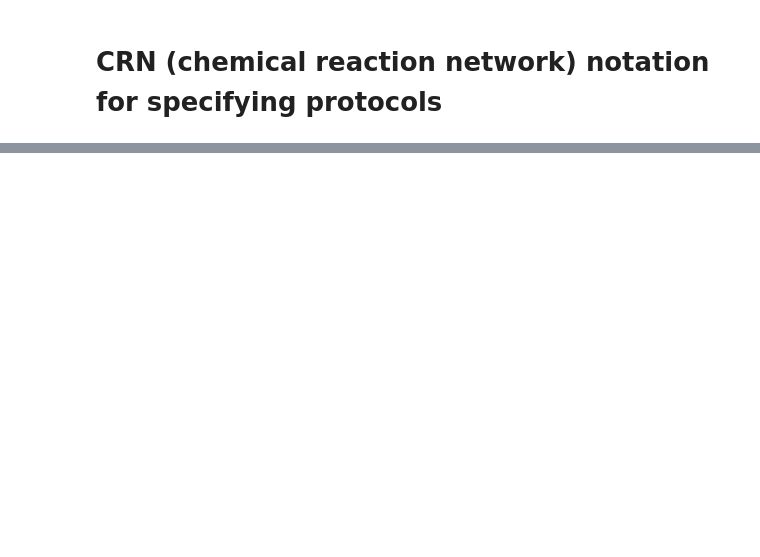
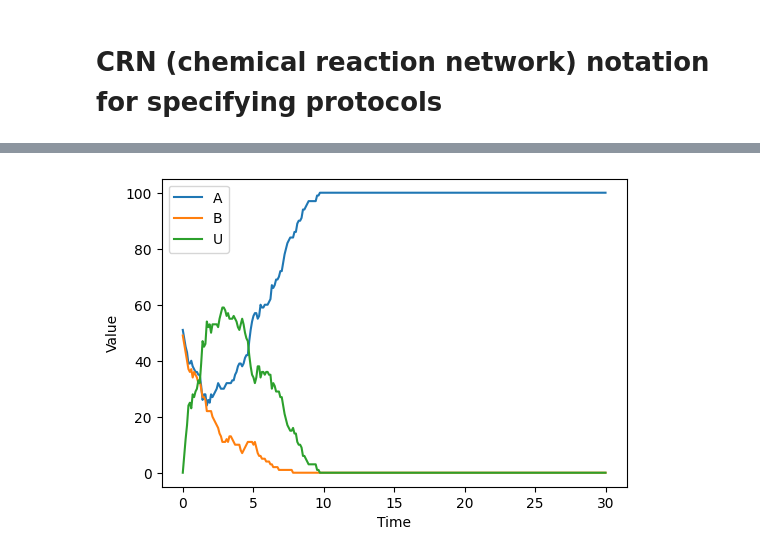
Before and after one commit to UC-Davis-molecular-computing/ppsim, a Jupyter notebook: examples/crn.ipynb, the cells around one changed output, grey strips where cells are left out. Saved outputs shown, nothing was run; the diff lists cells and outputs as text; code cells hidden in the pictures; blank space fills up the shorter version.

```diff
--- a/examples/crn.ipynb
+++ b/examples/crn.ipynb
@@ -35,0 +49,42 @@ plt.ylim(0, n)
+# %%
+import gillespy2
+class ApproximateMajority(gillespy2.Model):
+     def __init__(self, n):
+            #initialize Model
+            gillespy2.Model.__init__(self, name="Approximate_Majority")
+
+            self.volume = n
+
+            rate1 = gillespy2.Parameter(name='rate1', expression= k1)
+            rate2 = gillespy2.Parameter(name='rate2', expression= k2)
+            rate3 = gillespy2.Parameter(name='rate3', expression = k3)
+
+            # Add parameters to the model
+            self.add_parameter([rate1,rate2,rate3])
+
+            A = gillespy2.Species(name='A', initial_value= p * n)
+            B = gillespy2.Species(name='B', initial_value= (1-p) * n)
+            U = gillespy2.Species(name='U', initial_value=0)
+
+            # Add species to the model
+            self.add_species([A, B, U])
+
+            r1 = gillespy2.Reaction(name="r1",reactants={A:1,B:1}, products={U:2},
+                   rate=rate1)
+
+            r2 = gillespy2.Reaction(name="r2",reactants={A:1, U:1}, products={A:2},
+                    rate=rate2)
+
+            r3 = gillespy2.Reaction(name="r3",reactants={B:1, U:1}, products={B:2},
+                    rate=rate3)
+
+            # Add reactions to the model
+            self.add_reaction([r1,r2,r3])
+
+            # Set timespan of model
+            self.timespan(np.linspace(0,30,300))
+# %%
+model = ApproximateMajority(n)
+model.run().plot(figsize = (6, 4))
+# %% [output]
+[figure, added]
```
Also changed, not shown: parts of 11 cells of this notebook, 2 other files.
